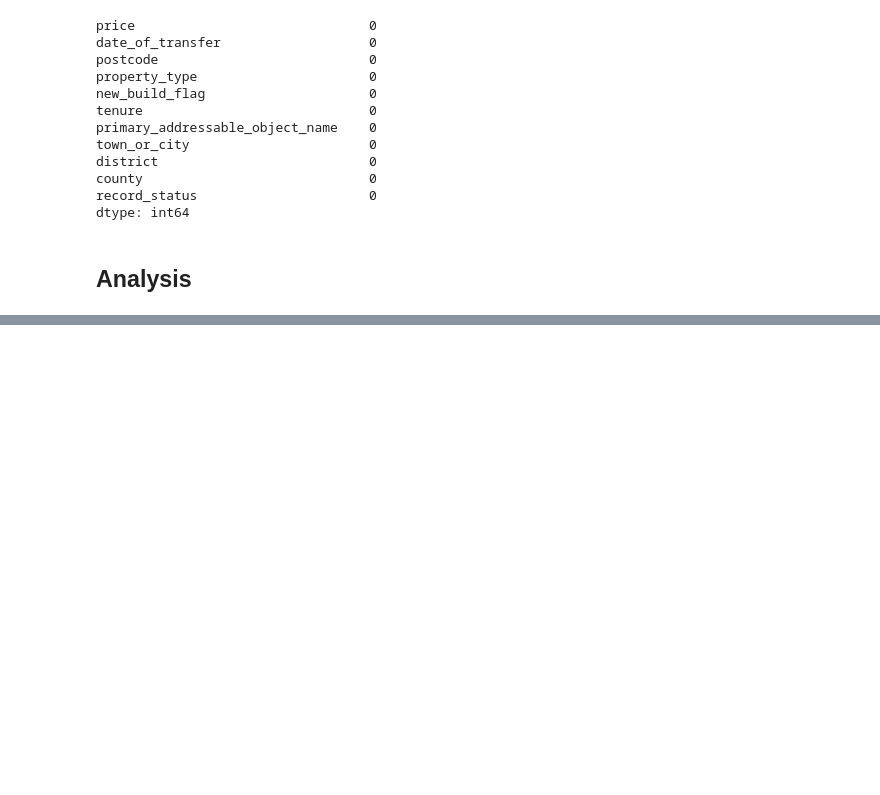
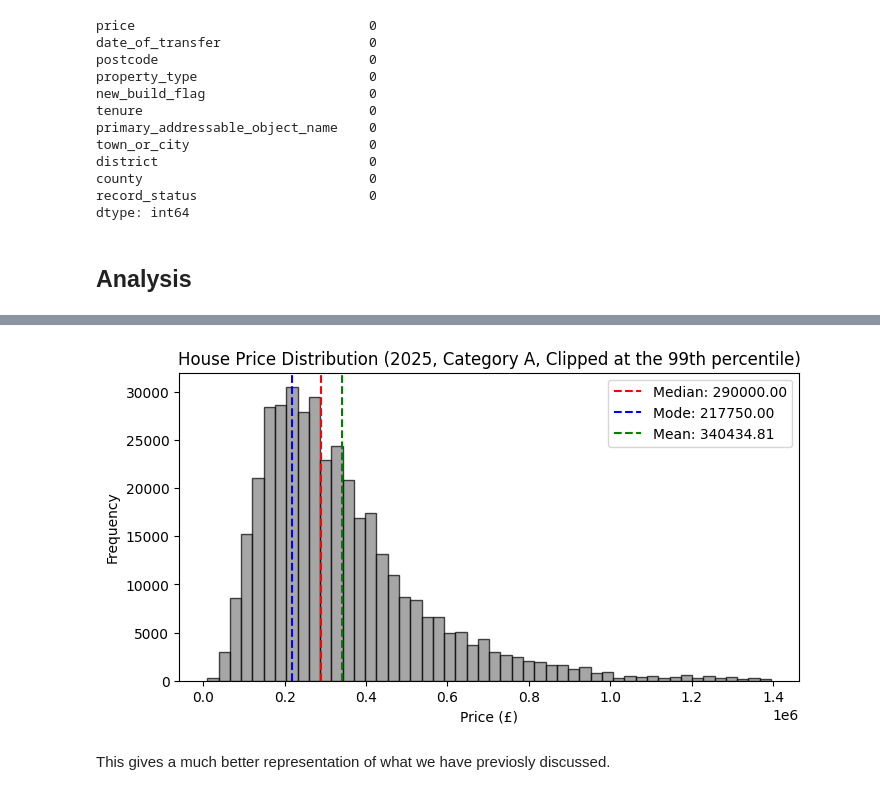
Before and after one commit to Gabriel-HowellBatty/UK-House-Prices-EDA, a Jupyter notebook: notebooks/main.ipynb, the cells around one changed output, grey strips where cells are left out. Cells and saved outputs as stored; diff of their text form; code cells hidden in the pictures; blank space fills up the shorter version.

```diff
--- a/notebooks/main.ipynb
+++ b/notebooks/main.ipynb
@@ -206,0 +247,39 @@ iv) Thus we can expecvt a highly skewed data set with a very long right tail.
+# %%
+def plot_histogram(data, clip_percentiles=None, bins=50, show_median=True, show_mode=True, title="Histogram"):
+    # Clip data if necassary
+    if clip_percentiles != None:
+        min_percentile, max_percentile = clip_percentiles
+        clipped_data = data[ (data >= data.quantile(min_percentile)) & (data <= data.quantile(max_percentile))]
+
+
+    # Compute mode and median if necassary
+    if show_median: median_value = clipped_data.median()
+    if show_mode:
+        counts, bin_edges = np.histogram(clipped_data, bins)
+        mode_index = np.argmax(counts)
+        mode_value = (bin_edges[mode_index] + bin_edges[mode_index+1]) / 2
+
+
+    # Plotting
+    plt.figure(figsize=(8,4))
+    plt.hist(clipped_data, bins, color="grey", edgecolor="black", alpha=0.7)
+
+    if show_median:
+        plt.axvline(median_value, color = "red", linestyle = "--", label = f"Median: {median_value:.2f}")
+    if show_mode:
+        plt.axvline(mode_value, color = "blue", linestyle = "--", label = f"Mode: {mode_value:.2f}")
+    if show_median or show_mode:
+        plt.axvline(clipped_data.mean(), color = "green", linestyle = "--", label = f"Mean: {clipped_data.mean():.2f}")
+
+    plt.xlabel("Price (£)")
+    plt.ylabel("Frequency")
+    plt.title(title)
+    plt.legend()
+    plt.show()
+# %%
+min_max = [0, 0.99]
+plot_histogram(df2025["price"], clip_percentiles=[0, 0.99], bins = 50, show_median=True, show_mode=True, title="House Price Distribution (2025, Category A, Clipped at the 99th percentile)")
+# %% [output]
+[figure, added]
+# %% [markdown]
+This gives a much better representation of what we have previosly discussed.
```
Also changed, not shown: parts of 11 cells of this notebook.
